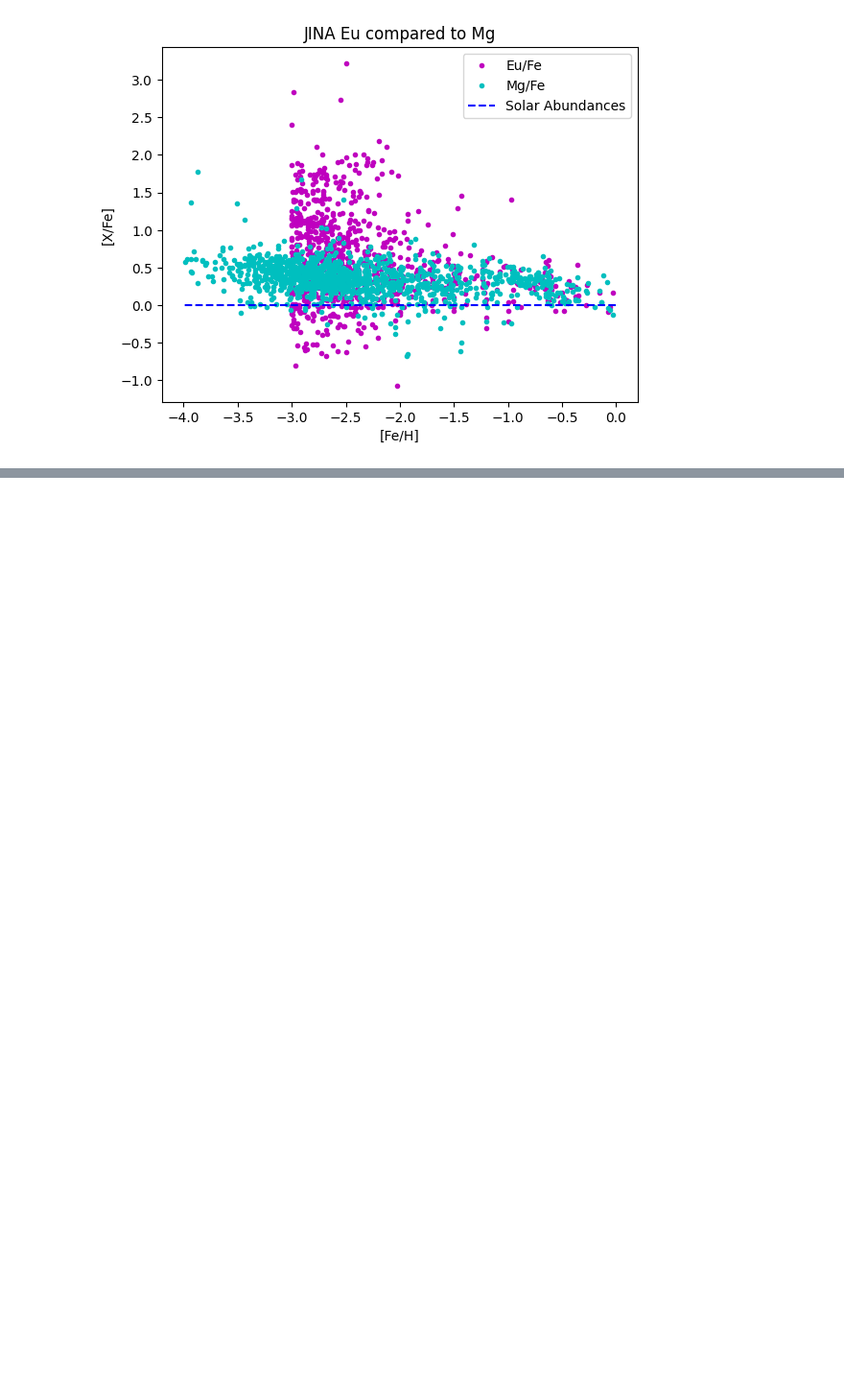
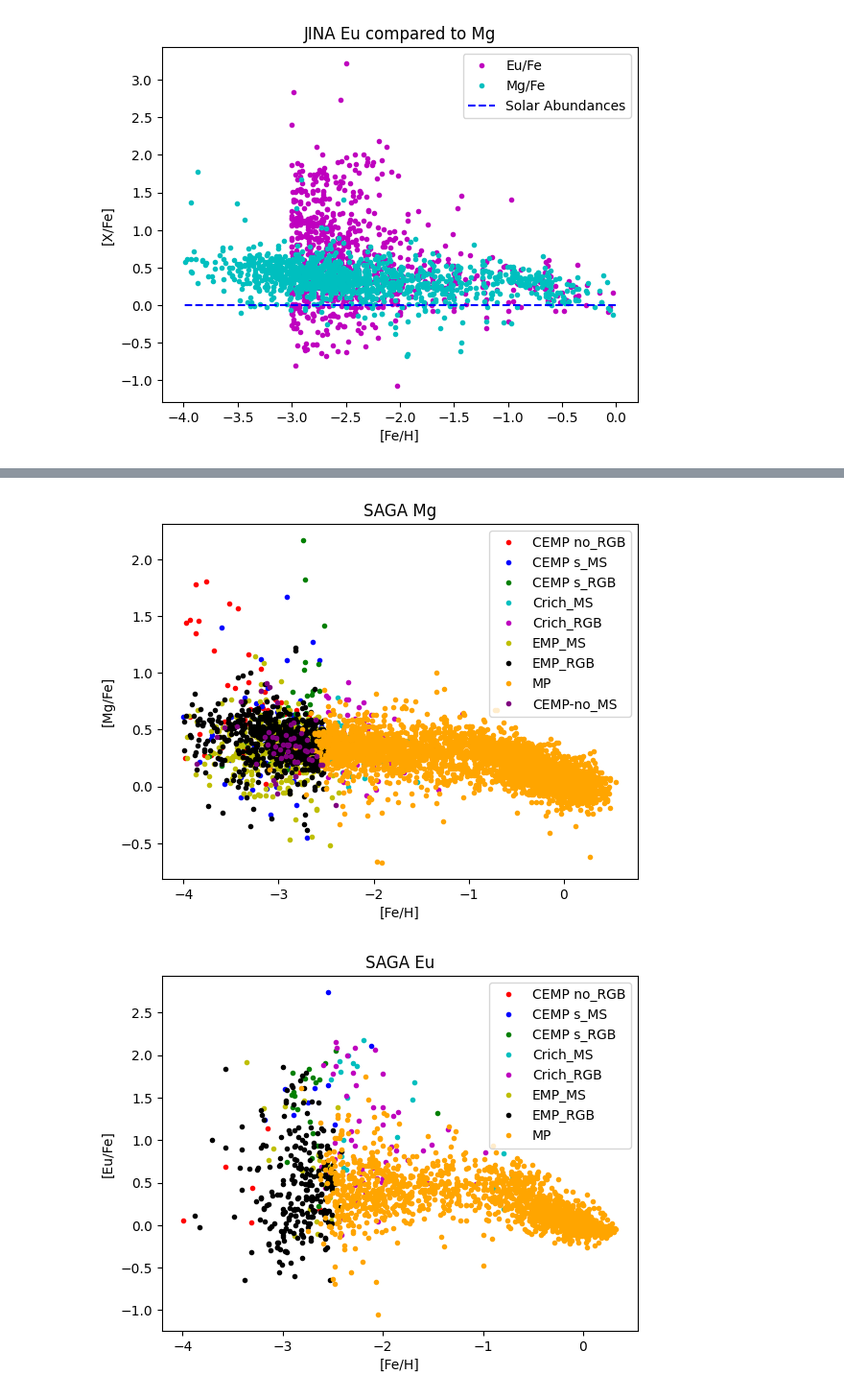
Before and after one commit to StephenJohnson-CardiffUni/ProjectNSNSmerger, a Jupyter notebook: DataLoadAndHandle.ipynb, the cells around one changed output, grey strips where cells are left out. Shown at 96% size. Saved outputs shown, nothing was run; the diff lists cells and outputs as text; code cells hidden in the pictures; blank space fills up the shorter version.

```diff
--- a/DataLoadAndHandle.ipynb
+++ b/DataLoadAndHandle.ipynb
@@ -128,0 +164,37 @@ print(SAGAdata1[1:,0])
+# %%
+plt.plot(SAGAdataMg1[:,0],SAGAdataMg1[:,1],"r.",label="CEMP no_RGB")
+plt.plot(SAGAdataMg2[:,0],SAGAdataMg2[:,1],"b.",label="CEMP s_MS")
+plt.plot(SAGAdataMg3[:,0],SAGAdataMg3[:,1],"g.",label="CEMP s_RGB")
+plt.plot(SAGAdataMg4[:,0],SAGAdataMg4[:,1],"c.",label="Crich_MS")
+plt.plot(SAGAdataMg5[:,0],SAGAdataMg5[:,1],"m.",label="Crich_RGB")
+plt.plot(SAGAdataMg6[:,0],SAGAdataMg6[:,1],"y.",label="EMP_MS")
+plt.plot(SAGAdataMg7[:,0],SAGAdataMg7[:,1],"k.",label="EMP_RGB")
+plt.plot(SAGAdataMg8[:,0],SAGAdataMg8[:,1],color='#FFA500', marker='.', linestyle='',label="MP")
+plt.plot(SAGAdataMg0[:,0], SAGAdataMg0[:,1], color='#800080', marker='.', linestyle='',label="CEMP-no_MS")
+
+
+plt.xlabel("[Fe/H]")
+plt.ylabel("[Mg/Fe]")
+
+plt.title("SAGA Mg")
+plt.legend()
+plt.show()
+
+plt.plot(SAGAdataEu1[:,0],SAGAdataEu1[:,1],"r.",label="CEMP no_RGB")
+plt.plot(SAGAdataEu2[:,0],SAGAdataEu2[:,1],"b.",label="CEMP s_MS")
+plt.plot(SAGAdataEu3[:,0],SAGAdataEu3[:,1],"g.",label="CEMP s_RGB")
+plt.plot(SAGAdataEu4[:,0],SAGAdataEu4[:,1],"c.",label="Crich_MS")
+plt.plot(SAGAdataEu5[:,0],SAGAdataEu5[:,1],"m.",label="Crich_RGB")
+plt.plot(SAGAdataEu6[:,0],SAGAdataEu6[:,1],"y.",label="EMP_MS")
+plt.plot(SAGAdataEu7[:,0],SAGAdataEu7[:,1],"k.",label="EMP_RGB")
+plt.plot(SAGAdataEu8[:,0],SAGAdataEu8[:,1],color='#FFA500', marker='.', linestyle='',label="MP")
+
+plt.xlabel("[Fe/H]")
+plt.ylabel("[Eu/Fe]")
+
+plt.title("SAGA Eu")
+plt.legend()
+plt.show()
+# %% [output]
+[figure, added]
+[figure, added]
```
Also changed, not shown: parts of 6 cells of this notebook.
